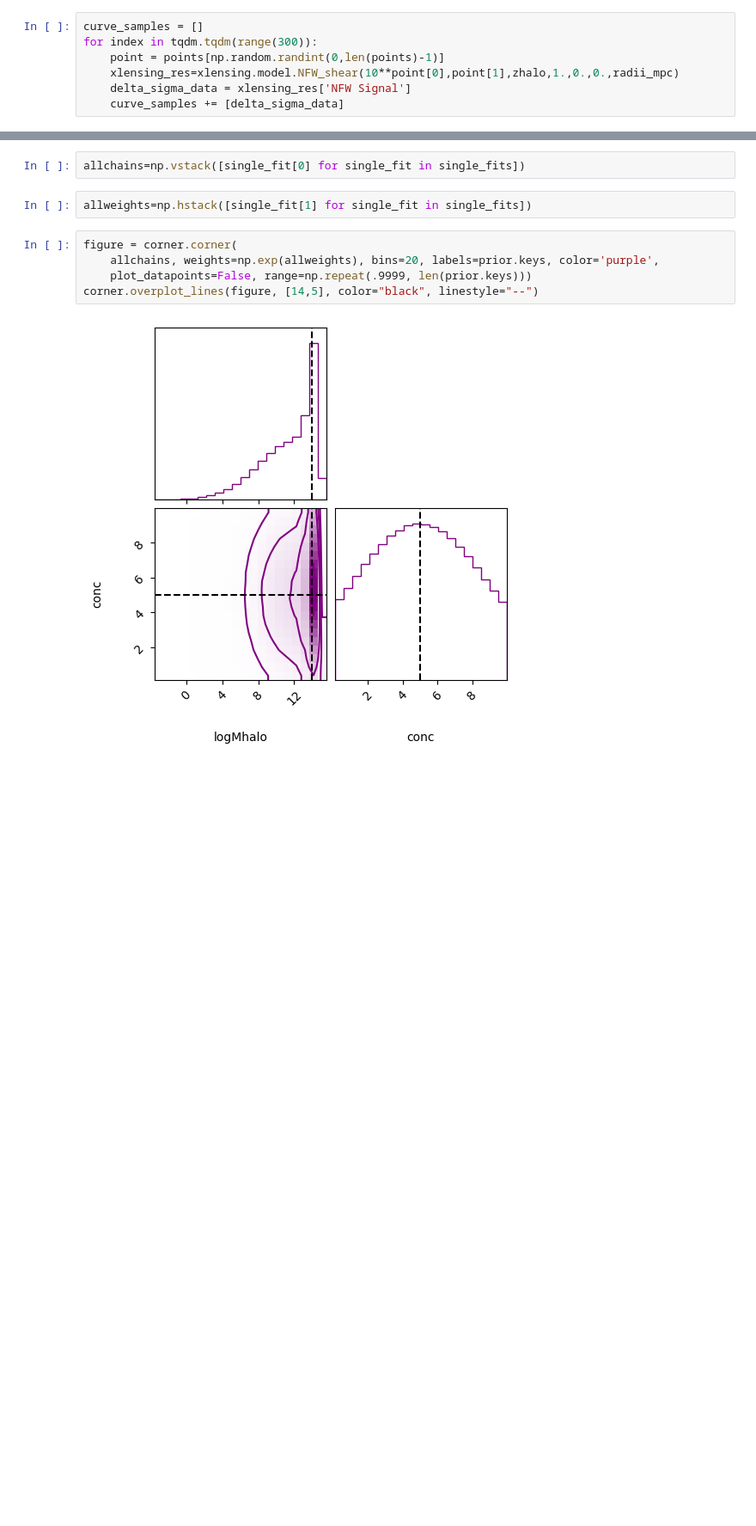
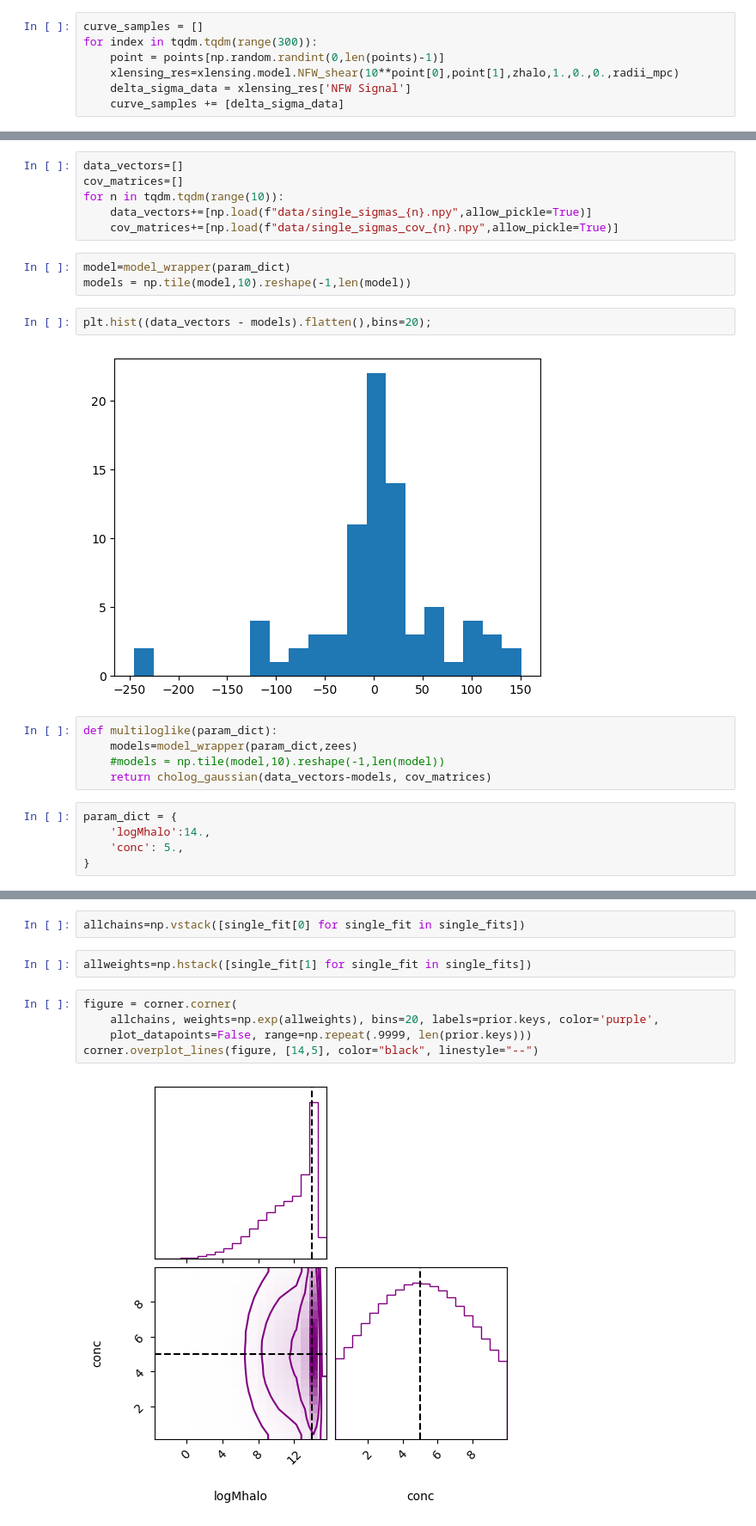
Before and after one commit to andrevitorelli/destacking, a Jupyter notebook: notebooks/prototype_destacking.ipynb, the cells around one changed output, grey strips where cells are left out. Shown at 86% size. Drawn from its saved outputs; the diff is of its cells as text; blank space fills up the shorter version.

```diff
--- a/notebooks/prototype_destacking.ipynb
+++ b/notebooks/prototype_destacking.ipynb
@@ -727,0 +808,23 @@ for single in tqdm.tqdm(singles):
+# %%
+data_vectors=[]
+cov_matrices=[]
+for n in tqdm.tqdm(range(10)):
+    data_vectors+=[np.load(f"data/single_sigmas_{n}.npy",allow_pickle=True)]
+    cov_matrices+=[np.load(f"data/single_sigmas_cov_{n}.npy",allow_pickle=True)]
+# %%
+model=model_wrapper(param_dict)
+models = np.tile(model,10).reshape(-1,len(model))
+# %%
+plt.hist((data_vectors - models).flatten(),bins=20);
+# %% [output]
+[figure, added]
+# %%
+def multiloglike(param_dict):
+    models=model_wrapper(param_dict,zees)
+    #models = np.tile(model,10).reshape(-1,len(model))
+    return cholog_gaussian(data_vectors-models, cov_matrices)
+# %%
+param_dict = {
+    'logMhalo':14.,
+    'conc': 5.,
+}
```
Also changed, not shown: parts of 45 cells of this notebook.
